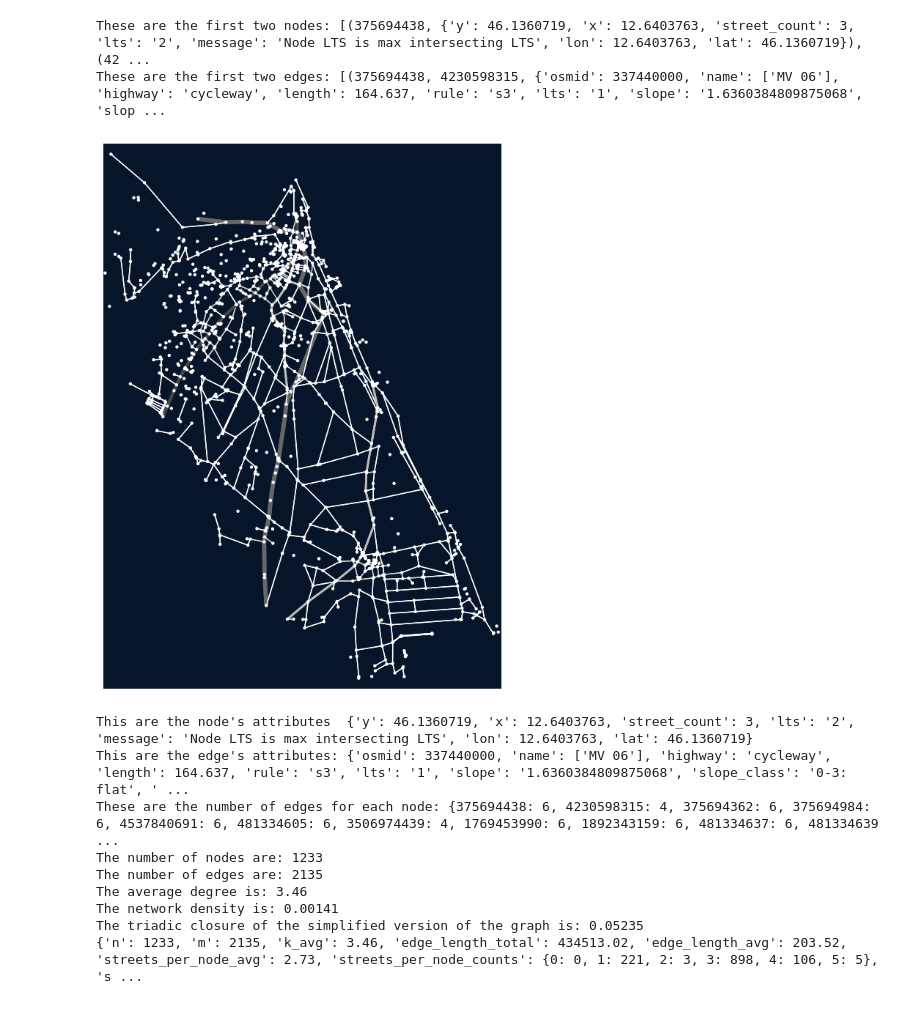
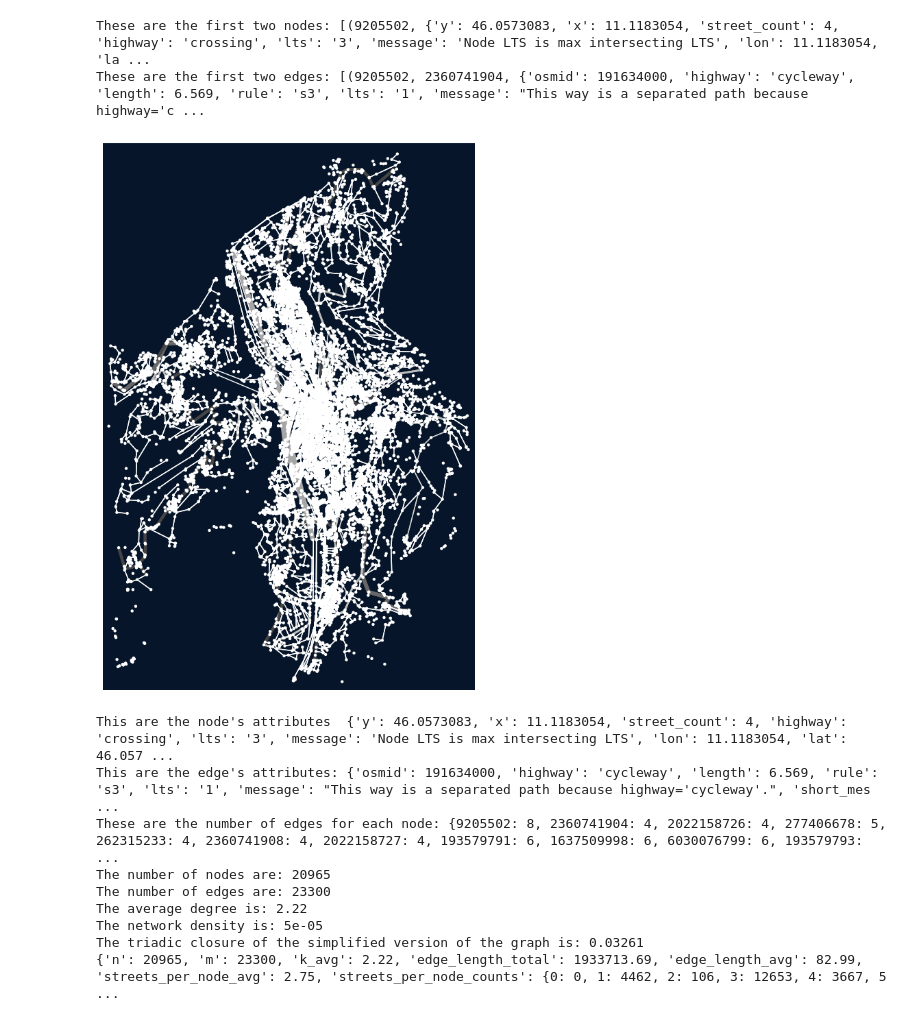
Before and after one commit to dclfbk/LTSBikePlan, a Jupyter notebook: code/explorative_spatial_data_analysis.ipynb, the cells around one changed output. Drawn from its saved outputs; the diff is of its cells as text; code cells hidden in the pictures.

```diff
--- a/code/explorative_spatial_data_analysis.ipynb
+++ b/code/explorative_spatial_data_analysis.ipynb
@@ -11,7 +11,7 @@ import collections
 import matplotlib.patches as mpatches
 
 base_path = "/Users/leonardo/Desktop/Tesi/LTSBikePlan/images"
-city_name = "Montereale_Valcellina"
+city_name = "Trento"
 
 # Create the path for the new folder
 city_folder_path = os.path.join(base_path, city_name)
@@ -21,7 +21,7 @@ if not os.path.exists(city_folder_path):
     os.makedirs(city_folder_path)
 
 # Load data
-filepath = "/Users/leonardo/Desktop/Tesi/LTSBikePlan/data/Montereale_Valcellina_lts.graphml"
+filepath = "/Users/leonardo/Desktop/Tesi/LTSBikePlan/data/Trento_lts.graphml"
 G_lts = ox.load_graphml(filepath)
 G_lts = ox.project_graph(G_lts, to_crs='EPSG:4326')
 crs = G_lts.graph['crs']
@@ -82,45 +82,45 @@ print("This are the edge's attributes:", edge_attributes)
 degrees = dict(G_lts.degree())
 print("These are the number of edges for each node:", degrees)
 
 ## Function to round values in a dictionary
 def round_dict_values(d):
     for key, value in d.items():
         if isinstance(value, float):
             d[key] = round(value, 2)
         elif isinstance(value, dict):
             d[key] = round_dict_values(value)
     return d
 
 ## Network density:
 density = nx.density(G_lts)
 
 ## Triadic closure:
 G_simple = nx.Graph(G_lts)
 triadic_closure = nx.transitivity(G_simple)
 
 ## Some stats about the graph
 stats = ox.basic_stats(G_lts)
 
 ## Print results
 print(f'The number of nodes are: {num_nodes}')
 print(f'The number of edges are: {num_edges}')
 print(f'The average degree is: {round(sum(degrees.values()) / len(degrees), 2)}')
 print(f'The network density is: {round(density,5)}')
 print(f'The triadic closure of the simplified version of the graph is: {round(triadic_closure,5)}')
 print(round_dict_values(stats))
 # %% [output]
-These are the first two nodes: [(375694438, {'y': 46.1360719, 'x': 12.6403763, 'street_count': 3, 'lts': '2', 'message': 'Node LTS is max intersecting LTS', 'lon': 12.6403763, 'lat': 46.1360719}), (42 ...
-These are the first two edges: [(375694438, 4230598315, {'osmid': 337440000, 'name': ['MV 06'], 'highway': 'cycleway', 'length': 164.637, 'rule': 's3', 'lts': '1', 'slope': '1.6360384809875068', 'slop ...
+These are the first two nodes: [(9205502, {'y': 46.0573083, 'x': 11.1183054, 'street_count': 4, 'highway': 'crossing', 'lts': '3', 'message': 'Node LTS is max intersecting LTS', 'lon': 11.1183054, 'la ...
+These are the first two edges: [(9205502, 2360741904, {'osmid': 191634000, 'highway': 'cycleway', 'length': 6.569, 'rule': 's3', 'lts': '1', 'message': "This way is a separated path because highway='c ...
-[figure, old version]
+[figure, new version]
-This are the node's attributes  {'y': 46.1360719, 'x': 12.6403763, 'street_count': 3, 'lts': '2', 'message': 'Node LTS is max intersecting LTS', 'lon': 12.6403763, 'lat': 46.1360719}
-This are the edge's attributes: {'osmid': 337440000, 'name': ['MV 06'], 'highway': 'cycleway', 'length': 164.637, 'rule': 's3', 'lts': '1', 'slope': '1.6360384809875068', 'slope_class': '0-3: flat', ' ...
-These are the number of edges for each node: {375694438: 6, 4230598315: 4, 375694362: 6, 375694984: 6, 4537840691: 6, 481334605: 6, 3506974439: 4, 1769453990: 6, 1892343159: 6, 481334637: 6, 481334639 ...
-The number of nodes are: 1233
-The number of edges are: 2135
-The average degree is: 3.46
-The network density is: 0.00141
-The triadic closure of the simplified version of the graph is: 0.05235
-{'n': 1233, 'm': 2135, 'k_avg': 3.46, 'edge_length_total': 434513.02, 'edge_length_avg': 203.52, 'streets_per_node_avg': 2.73, 'streets_per_node_counts': {0: 0, 1: 221, 2: 3, 3: 898, 4: 106, 5: 5}, 's ...
+This are the node's attributes  {'y': 46.0573083, 'x': 11.1183054, 'street_count': 4, 'highway': 'crossing', 'lts': '3', 'message': 'Node LTS is max intersecting LTS', 'lon': 11.1183054, 'lat': 46.057 ...
+This are the edge's attributes: {'osmid': 191634000, 'highway': 'cycleway', 'length': 6.569, 'rule': 's3', 'lts': '1', 'message': "This way is a separated path because highway='cycleway'.", 'short_mes ...
+These are the number of edges for each node: {9205502: 8, 2360741904: 4, 2022158726: 4, 277406678: 5, 262315233: 4, 2360741908: 4, 2022158727: 4, 193579791: 6, 1637509998: 6, 6030076799: 6, 193579793: ...
+The number of nodes are: 20965
+The number of edges are: 23300
+The average degree is: 2.22
+The network density is: 5e-05
+The triadic closure of the simplified version of the graph is: 0.03261
+{'n': 20965, 'm': 23300, 'k_avg': 2.22, 'edge_length_total': 1933713.69, 'edge_length_avg': 82.99, 'streets_per_node_avg': 2.75, 'streets_per_node_counts': {0: 0, 1: 4462, 2: 106, 3: 12653, 4: 3667, 5 ...
 # %%
 def plot_road_orientation(road, title='Street Network Orientation'):
     """
```
Also changed, not shown: parts of 1 cell of this notebook, 50 other files.
